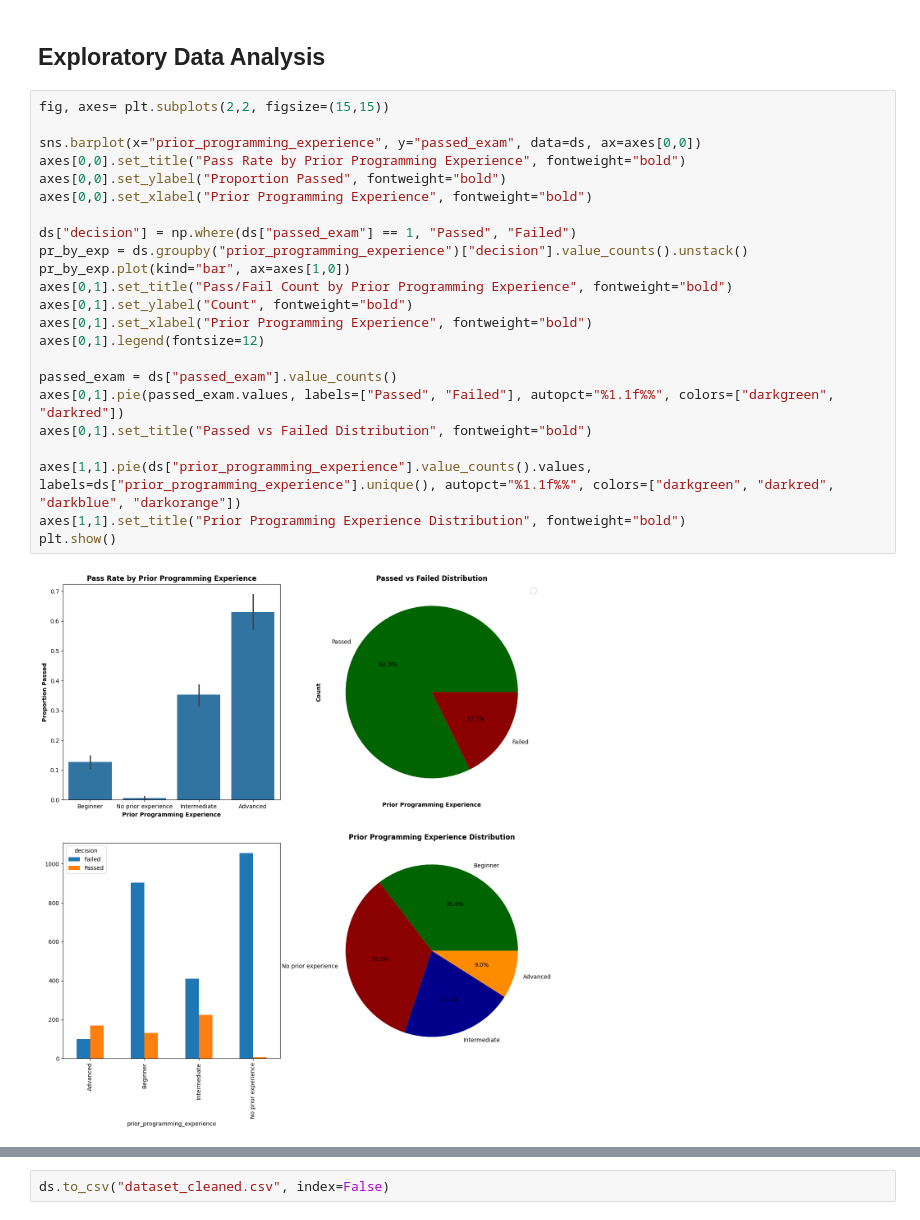
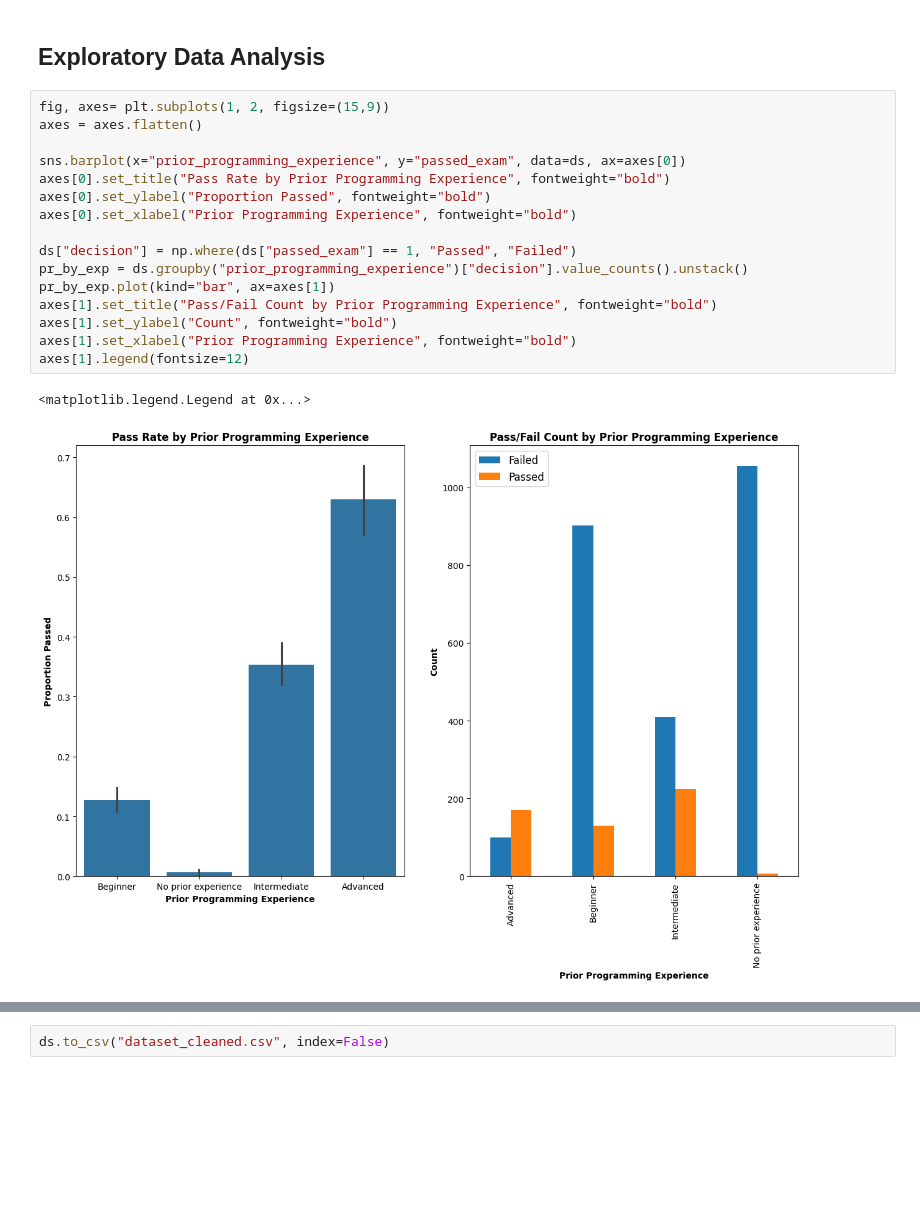
Before and after one commit to iiFouzi/Python-Exams-Performance-Analysis, a Jupyter notebook: code/performance_analysis.ipynb, the cells around one changed output, grey strips where cells are left out. Drawn from its saved outputs; the diff is of its cells as text; blank space fills up the shorter version.

```diff
--- a/code/performance_analysis.ipynb
+++ b/code/performance_analysis.ipynb
@@ -169,27 +169,21 @@ R2 Score: 0.7882061172738846
 # %% [markdown]
 ## Exploratory Data Analysis ##
 # %%
-fig, axes= plt.subplots(2,2, figsize=(15,15))
+fig, axes= plt.subplots(1, 2, figsize=(15,9))
+axes = axes.flatten()
 
-sns.barplot(x="prior_programming_experience", y="passed_exam", data=ds, ax=axes[0,0])
-axes[0,0].set_title("Pass Rate by Prior Programming Experience", fontweight="bold")
-axes[0,0].set_ylabel("Proportion Passed", fontweight="bold")
-axes[0,0].set_xlabel("Prior Programming Experience", fontweight="bold")
+sns.barplot(x="prior_programming_experience", y="passed_exam", data=ds, ax=axes[0])
+axes[0].set_title("Pass Rate by Prior Programming Experience", fontweight="bold")
+axes[0].set_ylabel("Proportion Passed", fontweight="bold")
+axes[0].set_xlabel("Prior Programming Experience", fontweight="bold")
 
 ds["decision"] = np.where(ds["passed_exam"] == 1, "Passed", "Failed")
 pr_by_exp = ds.groupby("prior_programming_experience")["decision"].value_counts().unstack()
-pr_by_exp.plot(kind="bar", ax=axes[1,0])
-axes[0,1].set_title("Pass/Fail Count by Prior Programming Experience", fontweight="bold")
-axes[0,1].set_ylabel("Count", fontweight="bold")
-axes[0,1].set_xlabel("Prior Programming Experience", fontweight="bold")
-axes[0,1].legend(fontsize=12)
-
-passed_exam = ds["passed_exam"].value_counts()
-axes[0,1].pie(passed_exam.values, labels=["Passed", "Failed"], autopct="%1.1f%%", colors=["darkgreen", "darkred"])
-axes[0,1].set_title("Passed vs Failed Distribution", fontweight="bold")
-
-axes[1,1].pie(ds["prior_programming_experience"].value_counts().values, labels=ds["prior_programming_experience"].unique(), autopct="%1.1f%%", colors=["darkgreen", "darkred", "darkblue", "darkorange"])
-axes[1,1].set_title("Prior Programming Experience Distribution", fontweight="bold")
-plt.show()
+pr_by_exp.plot(kind="bar", ax=axes[1])
+axes[1].set_title("Pass/Fail Count by Prior Programming Experience", fontweight="bold")
+axes[1].set_ylabel("Count", fontweight="bold")
+axes[1].set_xlabel("Prior Programming Experience", fontweight="bold")
+axes[1].legend(fontsize=12)
 # %% [output]
+<matplotlib.legend.Legend at 0x...>
-[figure, old version]
+[figure, new version]
```
Also changed, not shown: parts of 1 cell of this notebook.
